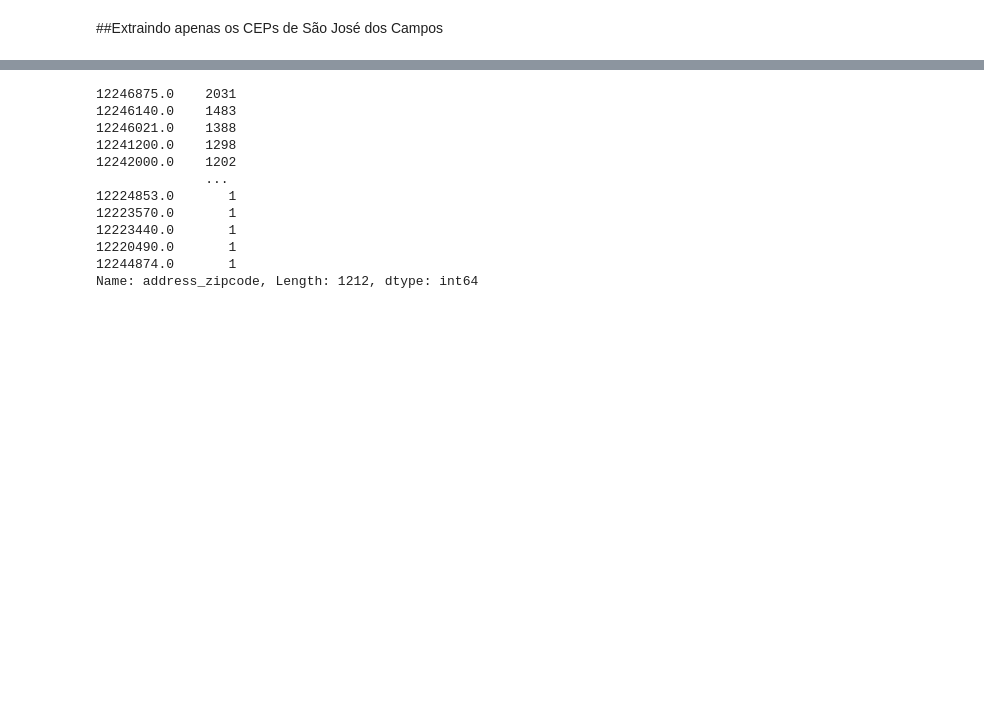
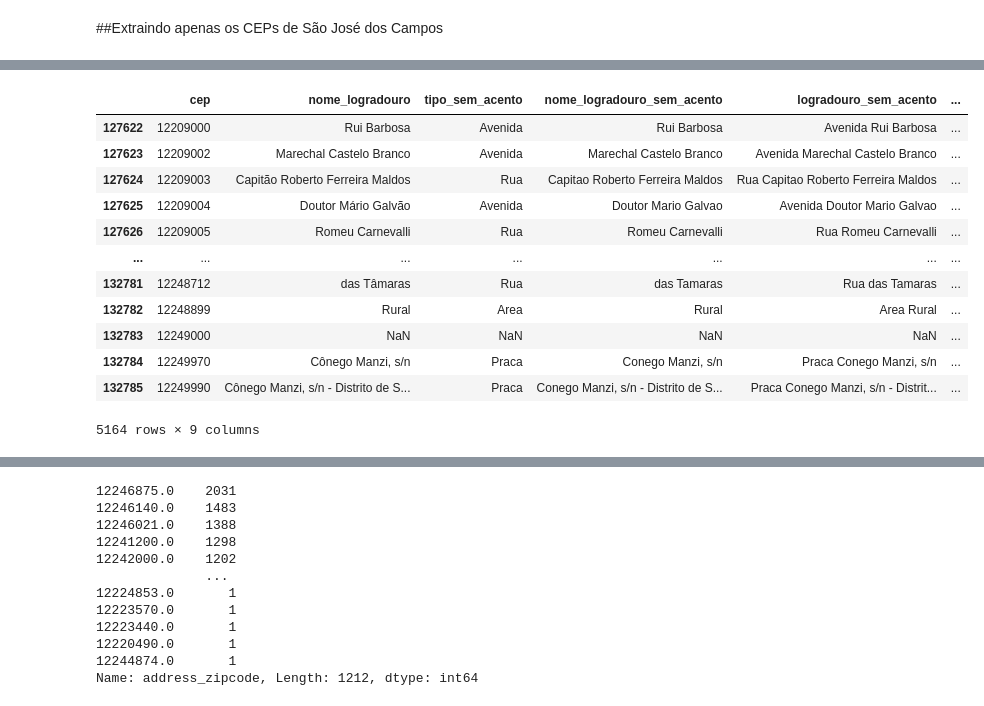
Before and after one commit to fabiollg/PI-4_Predicao_Valores_Imoveis_SJC, a Jupyter notebook: PI_4_Predicao_Valores_Imoveis_SJC.ipynb, the cells around one changed output, grey strips where cells are left out. Drawn from its saved outputs; the diff is of its cells as text; code cells hidden in the pictures; blank space fills up the shorter version.

```diff
--- a/PI_4_Predicao_Valores_Imoveis_SJC.ipynb
+++ b/PI_4_Predicao_Valores_Imoveis_SJC.ipynb
@@ -269,0 +290,18 @@ url_ceps
+# %%
+#Eliminando colunas que não sejam úteis
+url_cep2018_filt = url_cep2018.drop(columns=['tipo','logradouro','bairro','cidade','estado','complemento','grandes_usuarios','complemento_sem_acento','grandes_usuarios_sem_acento','cidade_ibge','cidade_area','ddd','cep_ativo'])
+display(url_cep2018_filt)
+# %% [output]
+|  | cep | nome_logradouro | tipo_sem_acento | nome_logradouro_sem_acento | logradouro_sem_acento | ... |
+| 127622 | 12209000 | Rui Barbosa | Avenida | Rui Barbosa | Avenida Rui Barbosa | ... |
+| 127623 | 12209002 | Marechal Castelo Branco | Avenida | Marechal Castelo Branco | Avenida Marechal Castelo Branco | ... |
+| 127624 | 12209003 | Capitão Roberto Ferreira Maldos | Rua | Capitao Roberto Ferreira Maldos | Rua Capitao Roberto Ferreira Maldos | ... |
+| 127625 | 12209004 | Doutor Mário Galvão | Avenida | Doutor Mario Galvao | Avenida Doutor Mario Galvao | ... |
+| 127626 | 12209005 | Romeu Carnevalli | Rua | Romeu Carnevalli | Rua Romeu Carnevalli | ... |
+| ... | ... | ... | ... | ... | ... | ... |
+| 132781 | 12248712 | das Tâmaras | Rua | das Tamaras | Rua das Tamaras | ... |
+| 132782 | 12248899 | Rural | Area | Rural | Area Rural | ... |
+| 132783 | 12249000 | NaN | NaN | NaN | NaN | ... |
+| 132784 | 12249970 | Cônego Manzi, s/n | Praca | Conego Manzi, s/n | Praca Conego Manzi, s/n | ... |
+| 132785 | 12249990 | Cônego Manzi, s/n - Distrito de S... | Praca | Conego Manzi, s/n - Distrito de S... | Praca Conego Manzi, s/n - Distrit... | ... |
+5164 rows × 9 columns
```
Also changed, not shown: parts of 9 cells of this notebook.
